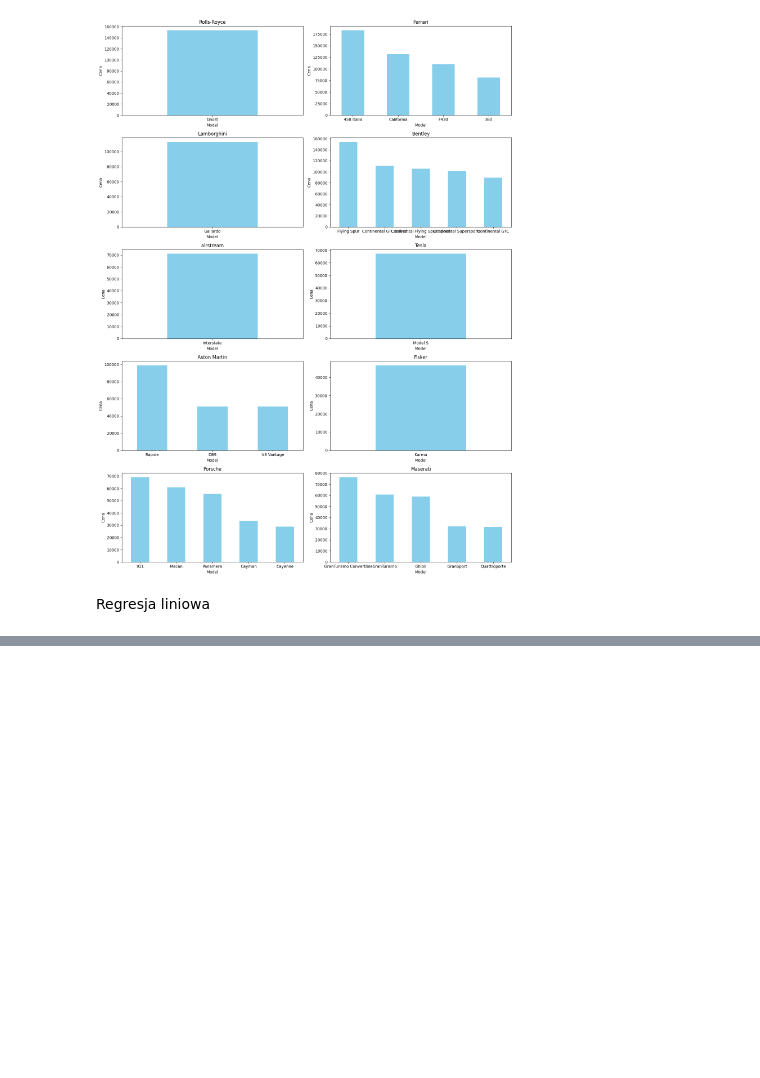
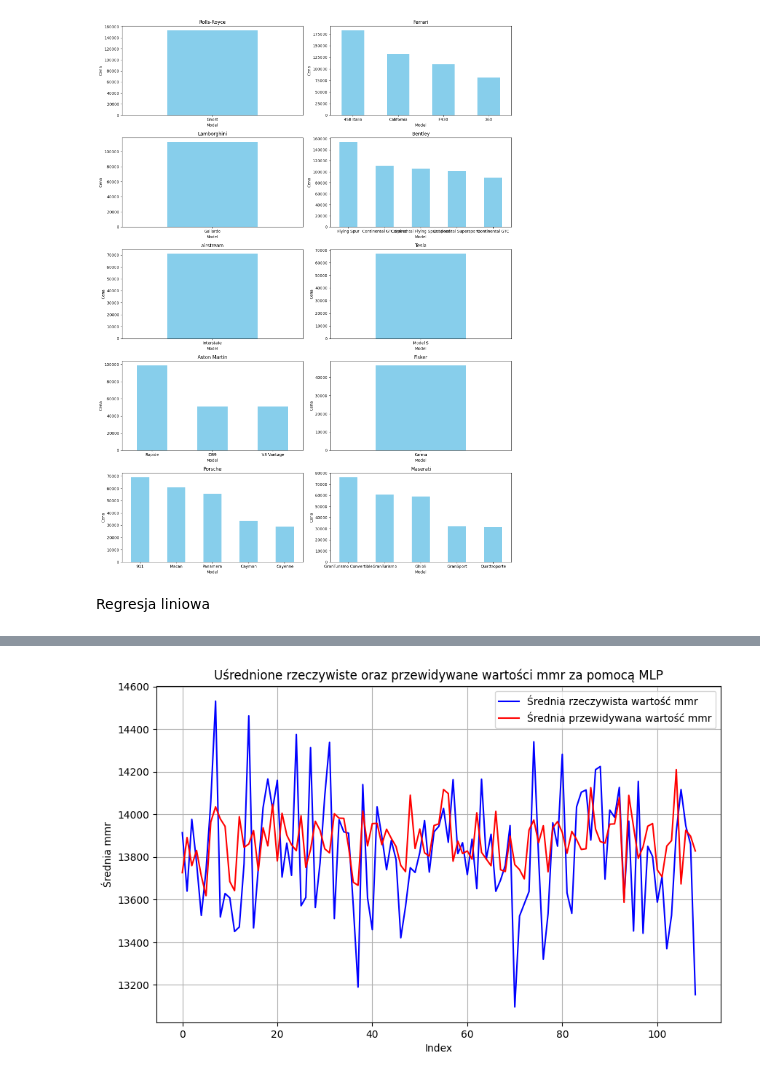
Before and after one commit to Michal170/big_data_analysis, a Jupyter notebook: car_prices.ipynb, the cells around one changed output, grey strips where cells are left out. Cells and saved outputs as stored; diff of their text form; code cells hidden in the pictures; blank space fills up the shorter version.

```diff
--- a/car_prices.ipynb
+++ b/car_prices.ipynb
@@ -211 +196,35 @@ plt.show()
+# %%
+from sklearn.neural_network import MLPRegressor
+
+X = pd.get_dummies(data['make'])
+y = data['mmr']
+
+X_train, X_test, y_train, y_test = train_test_split(X, y, test_size=0.20, random_state=1410)
+
+mlp_model = MLPRegressor(hidden_layer_sizes=10)
+mlp_model.fit(X_train, y_train)
+
+y_pred = mlp_model.predict(X_test)
+result_df = pd.DataFrame({'Actual': y_test, 'Predicted': y_pred})
+# %%
+bins = np.arange(0, len(y_test) + 1, 1000)
+
+y_test_binned_avg = [y_test.iloc[bins[i]:bins[i+1]].mean() for i in range(len(bins)-1)]
+y_pred_binned_avg = [y_pred[bins[i]:bins[i+1]].mean() for i in range(len(bins)-1)]
+
+plt.figure(figsize=(10, 6))
+
+plt.plot(y_test_binned_avg, label='Średnia rzeczywista wartość mmr', color='blue')
+plt.plot(y_pred_binned_avg, label='Średnia przewidywana wartość mmr', color='red')
+
+
+plt.xlabel('Index')
+plt.ylabel('Średnia mmr')
+plt.title('Uśrednione rzeczywiste oraz przewidywane wartości mmr za pomocą MLP')
+plt.legend()
+plt.grid()
+
+plt.show()
+# %% [output]
+[figure, added]
 # %%
```
Also changed, not shown: parts of 5 cells of this notebook.
